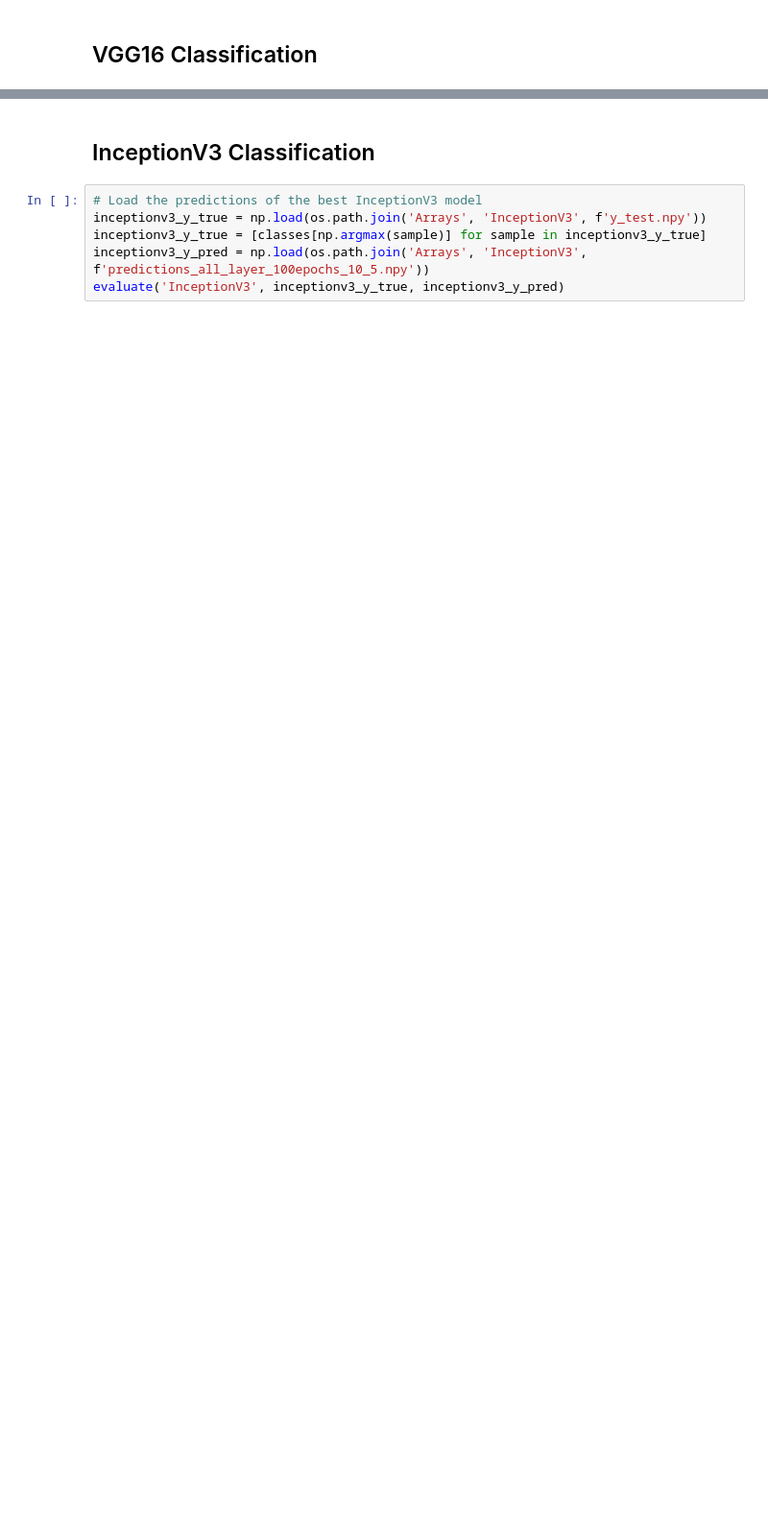
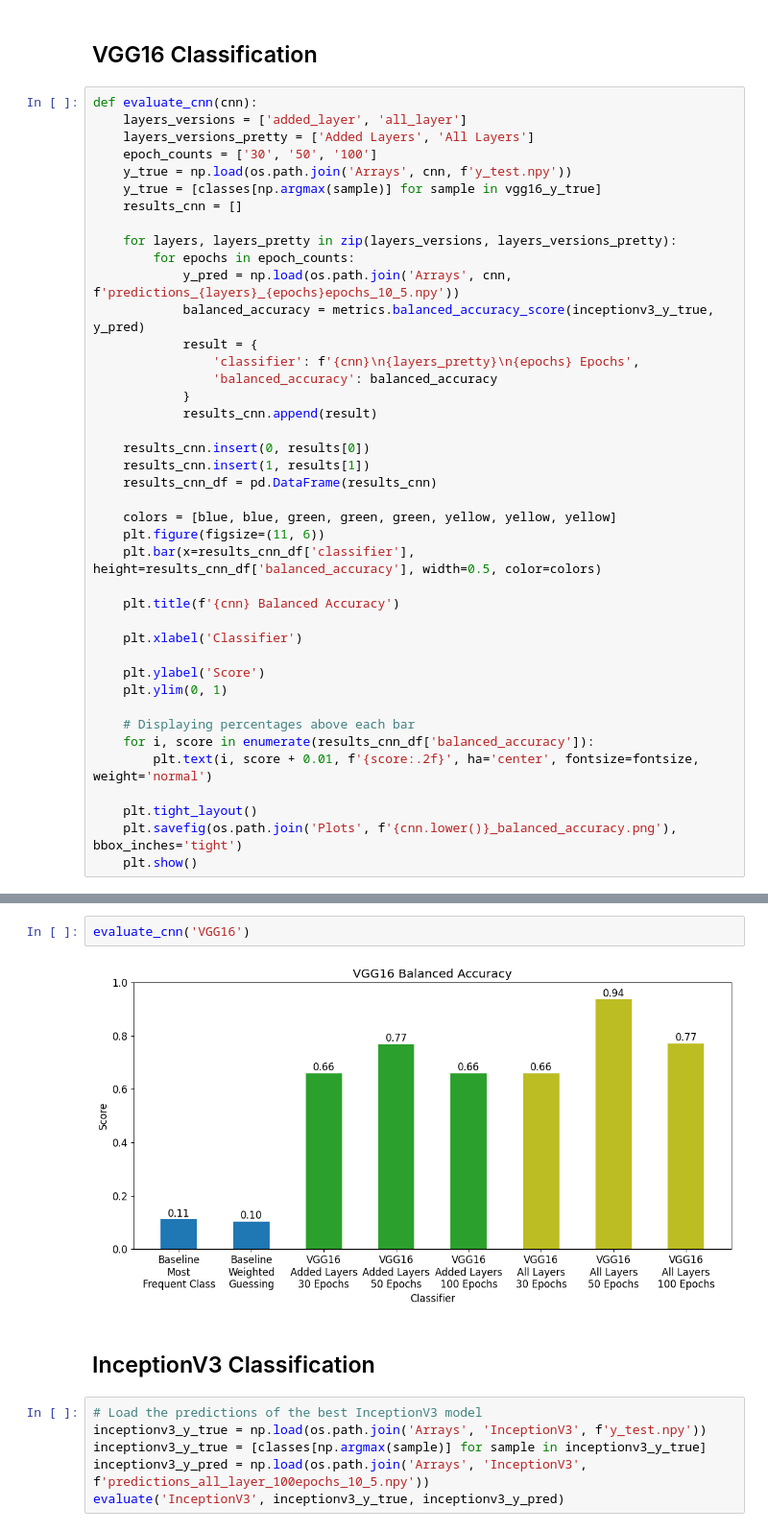
Before and after one commit to sn0lian/Sebastian-Strobel-Hauptprojekt, a Jupyter notebook: AverageMetrics.ipynb, the cells around one changed output, grey strips where cells are left out. Shown: that part at 96% size. Saved outputs shown, nothing was run; the diff lists cells and outputs as text; blank space fills up the shorter version.

```diff
--- a/AverageMetrics.ipynb
+++ b/AverageMetrics.ipynb
@@ -156,5 +193,46 @@ pd.DataFrame(results)
 # %% [markdown]
 ## VGG16 Classification
+# %%
+def evaluate_cnn(cnn):
+    layers_versions = ['added_layer', 'all_layer']
+    layers_versions_pretty = ['Added Layers', 'All Layers']
+    epoch_counts = ['30', '50', '100']
+    y_true = np.load(os.path.join('Arrays', cnn, f'y_test.npy'))
+    y_true = [classes[np.argmax(sample)] for sample in vgg16_y_true]
+    results_cnn = []
+
+    for layers, layers_pretty in zip(layers_versions, layers_versions_pretty):
+        for epochs in epoch_counts:
+            y_pred = np.load(os.path.join('Arrays', cnn, f'predictions_{layers}_{epochs}epochs_10_5.npy'))
+            balanced_accuracy = metrics.balanced_accuracy_score(inceptionv3_y_true, y_pred)
+            result = {
+                'classifier': f'{cnn}\n{layers_pretty}\n{epochs} Epochs',
+                'balanced_accuracy': balanced_accuracy
+            }
+            results_cnn.append(result)
+
+    results_cnn.insert(0, results[0])
+    results_cnn.insert(1, results[1])
+    results_cnn_df = pd.DataFrame(results_cnn)
+
+    colors = [blue, blue, green, green, green, yellow, yellow, yellow]
+    plt.figure(figsize=(11, 6))
+    plt.bar(x=results_cnn_df['classifier'], height=results_cnn_df['balanced_accuracy'], width=0.5, color=colors)
+
+    plt.title(f'{cnn} Balanced Accuracy')
+
+    plt.xlabel('Classifier')
+
+    plt.ylabel('Score')
+    plt.ylim(0, 1)
+
+    # Displaying percentages above each bar
+    for i, score in enumerate(results_cnn_df['balanced_accuracy']):
+        plt.text(i, score + 0.01, f'{score:.2f}', ha='center', fontsize=fontsize, weight='normal')
+
+    plt.tight_layout()
+    plt.savefig(os.path.join('Plots', f'{cnn.lower()}_balanced_accuracy.png'), bbox_inches='tight')
+    plt.show()
 # %%
 # Load the predictions of the best VGG16 model
 vgg16_y_true = np.load(os.path.join('Arrays', 'VGG16', f'y_test.npy'))
@@ -175,3 +252,7 @@ pd.DataFrame(results)
+# %%
+evaluate_cnn('VGG16')
+# %% [output]
+[figure, added]
 # %% [markdown]
 ## InceptionV3 Classification
 # %%
```
Also changed, not shown: parts of 16 cells of this notebook, 28 other files.
